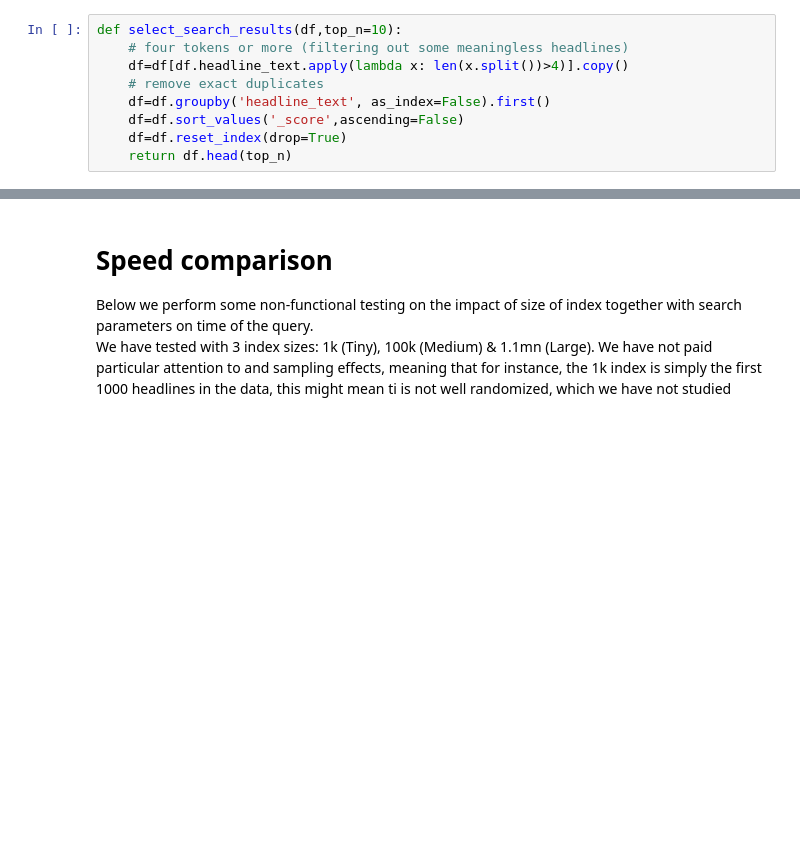
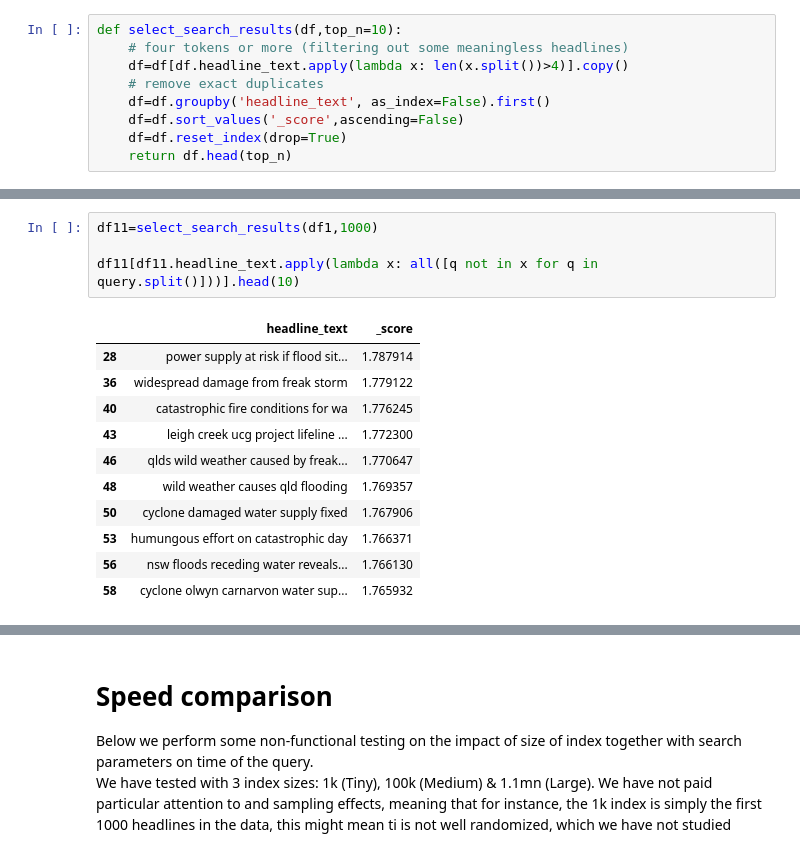
Before and after one commit to md-experiments/elastic_transformers, a Jupyter notebook: notebooks/Searching_with_ElasticTransformers.ipynb, the cells around one changed output, grey strips where cells are left out. Drawn from its saved outputs; the diff is of its cells as text; blank space fills up the shorter version.

```diff
--- a/notebooks/Searching_with_ElasticTransformers.ipynb
+++ b/notebooks/Searching_with_ElasticTransformers.ipynb
@@ -80,3 +129,19 @@ SEMANTIC SEARCH RESULTS
+# %%
+df11=select_search_results(df1,1000)
+
+df11[df11.headline_text.apply(lambda x: all([q not in x for q in query.split()]))].head(10)
+# %% [output]
+|  | headline_text | _score |
+| 28 | power supply at risk if flood sit... | 1.787914 |
+| 36 | widespread damage from freak storm | 1.779122 |
+| 40 | catastrophic fire conditions for wa | 1.776245 |
+| 43 | leigh creek ucg project lifeline ... | 1.772300 |
+| 46 | qlds wild weather caused by freak... | 1.770647 |
+| 48 | wild weather causes qld flooding | 1.769357 |
+| 50 | cyclone damaged water supply fixed | 1.767906 |
+| 53 | humungous effort on catastrophic day | 1.766371 |
+| 56 | nsw floods receding water reveals... | 1.766130 |
+| 58 | cyclone olwyn carnarvon water sup... | 1.765932 |
 # %%
 #query='virus threat'
 query='regulatory risk banking reform'
```
Also changed, not shown: parts of 7 cells of this notebook, 2 other files.
